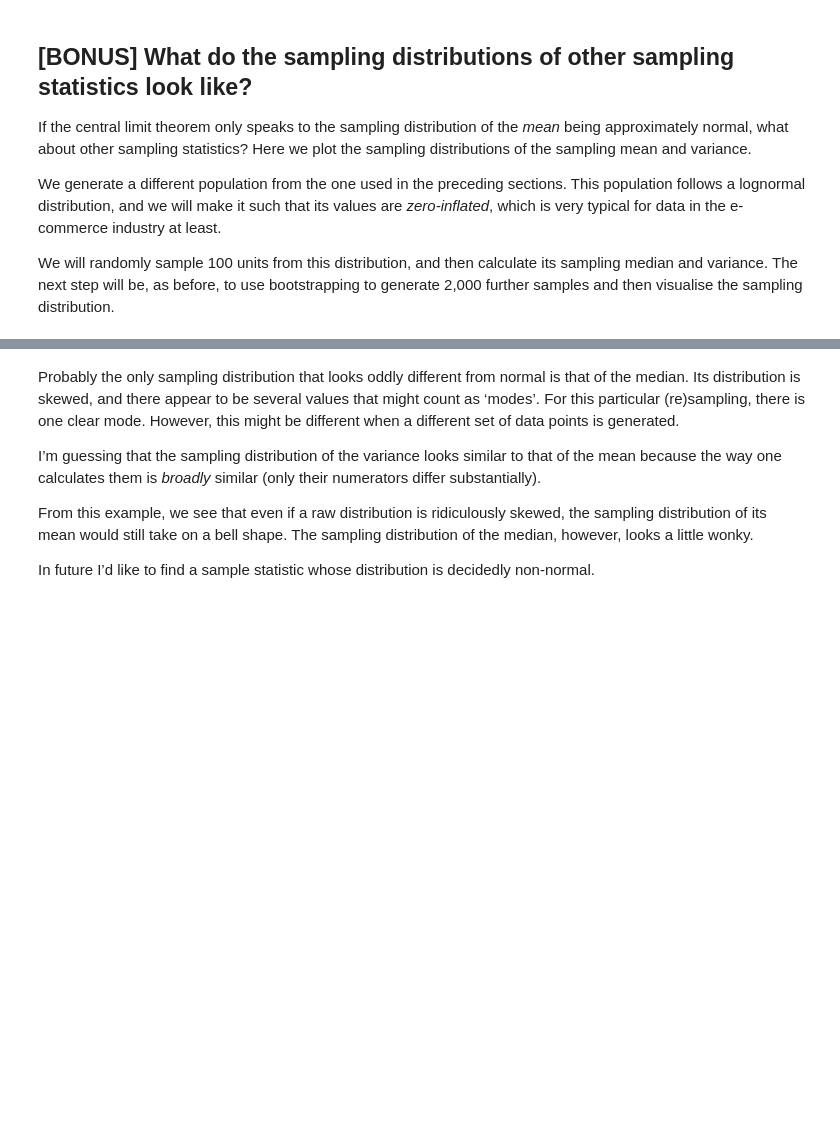
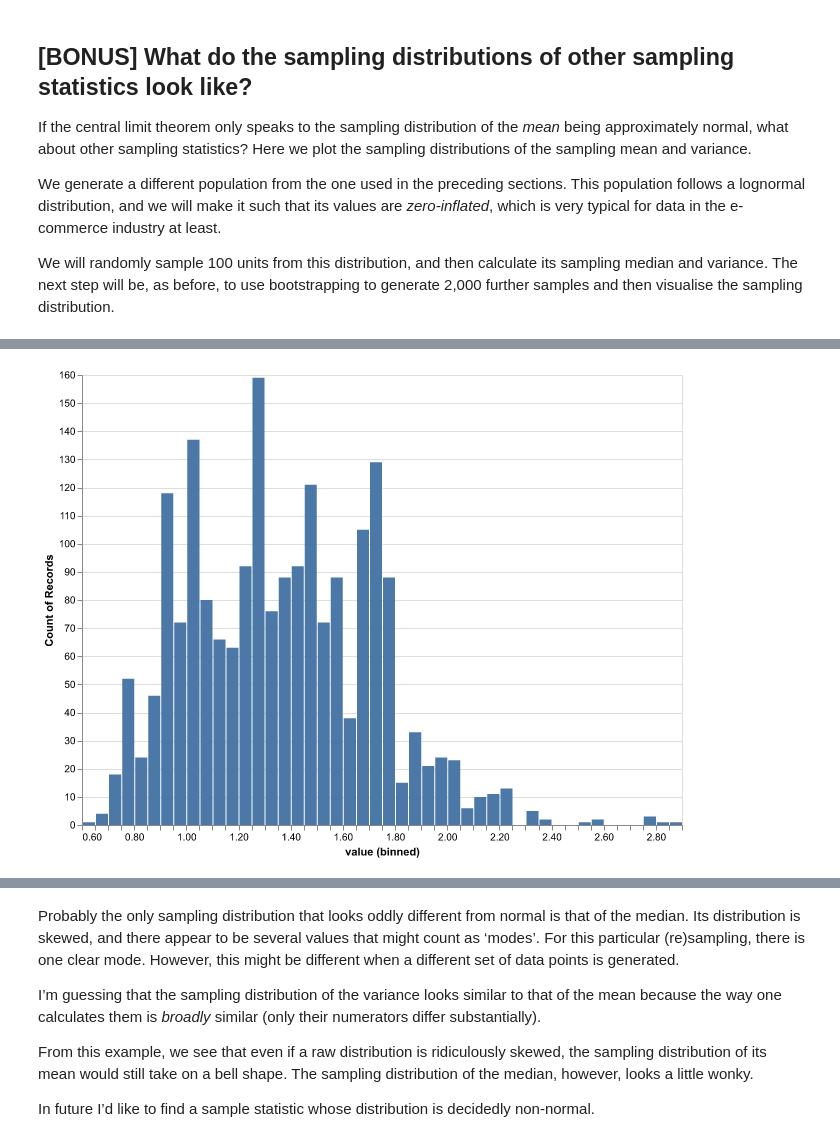
Before and after one commit to iankohdes/stats-review, a Jupyter notebook: sampling-distributions/sampling_distributions.ipynb, the cells around one changed output, grey strips where cells are left out. Cells and saved outputs as stored; diff of their text form; code cells hidden in the pictures; blank space fills up the shorter version.

```diff
--- a/sampling-distributions/sampling_distributions.ipynb
+++ b/sampling-distributions/sampling_distributions.ipynb
@@ -396,5 +410,9 @@ lognormal_median_sampling_distribution_pd = pd.DataFrame({"value": lognormal_med
         alt.X("value", bin=alt.Bin(maxbins=50)),
         alt.Y("count()")
     )
+    .properties(
+        width=600,
+        height=450
+    )
 ).show()
 # %% [output]
@@ -402,3 +419,4 @@ lognormal_median_sampling_distribution_pd = pd.DataFrame({"value": lognormal_med
+[figure, added]
 # %%
 lognormal_variance_sampling_distribution = get_sampling_distribution(
     input_sample=lognormal_sample,
```
Also changed, not shown: parts of 5 cells of this notebook, 2 other files.
